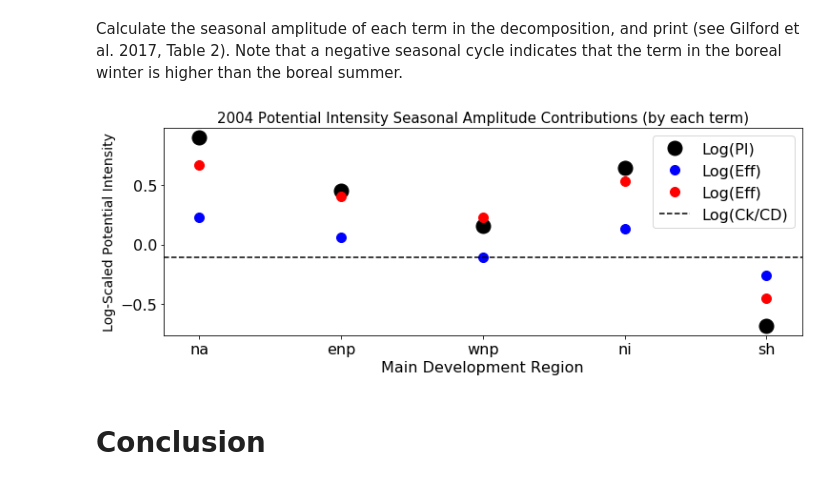
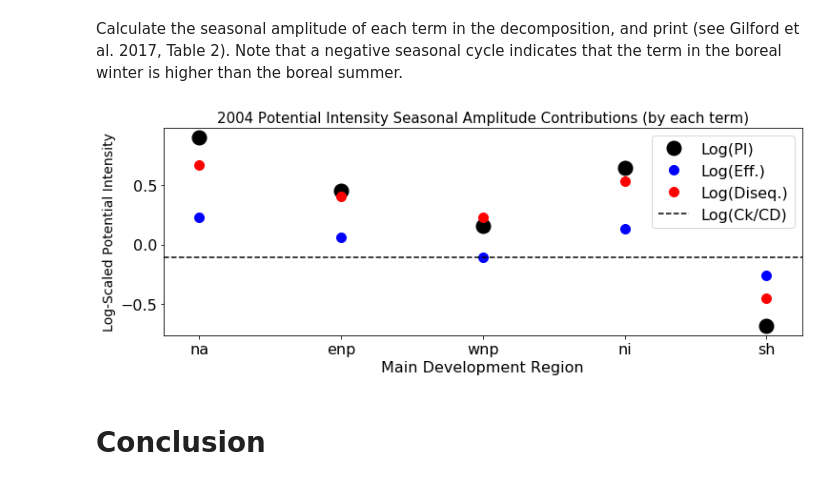
Before and after one commit to dgilford/tcpyPI, a Jupyter notebook: notebooks/sample_output_analyses.ipynb, the cells around one changed output. Drawn from its saved outputs; the diff is of its cells as text; code cells hidden in the pictures.

Commit message:
minor fix: amplitude figure label

```diff
--- a/notebooks/sample_output_analyses.ipynb
+++ b/notebooks/sample_output_analyses.ipynb
@@ -480,20 +480,20 @@ for key in basins.keys():
 # %%
 # plot the result
 plt.figure(figsize=(12,4))
 plt.plot(lnpi_seasA,'ko',label='Log(PI)',markersize=15)
-plt.plot(lneff_seasA,'bo',label='Log(Eff)',markersize=10)
-plt.plot(lndiseq_seasA,'ro',label='Log(Eff)',markersize=10)
+plt.plot(lneff_seasA,'bo',label='Log(Eff.)',markersize=10)
+plt.plot(lndiseq_seasA,'ro',label='Log(Diseq.)',markersize=10)
 plt.plot([-0.25,4.25],[full_ds.lnCKCD,full_ds.lnCKCD],'k--',label='Log(Ck/CD)')
 plt.xlim([-0.25,4.25])
 plt.xticks(np.arange(5),labels=basins.keys())
 plt.legend(loc='upper right')
 plt.ylabel('Log-Scaled Potential Intensity',fontsize=14)
 plt.title('2004 Potential Intensity Seasonal Amplitude Contributions (by each term)', \
             fontsize=15)
 plt.xlabel('Main Development Region')
 plt.show()
 # %% [output]
-[figure, old version]
+[figure, new version]
 # %% [markdown]
 # Conclusion
 # %% [markdown]
```
Also changed, not shown: 4 other files.
